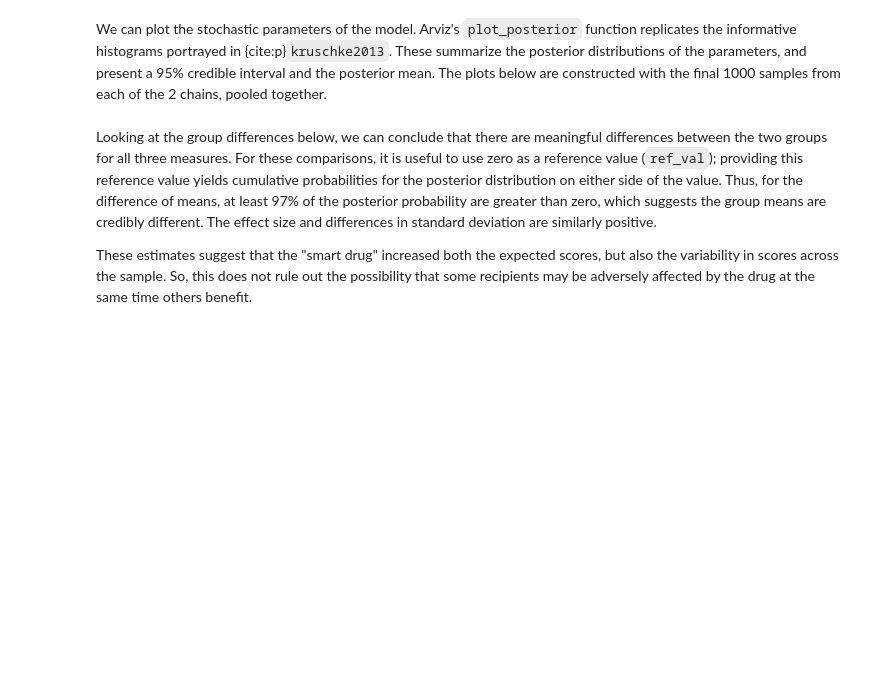
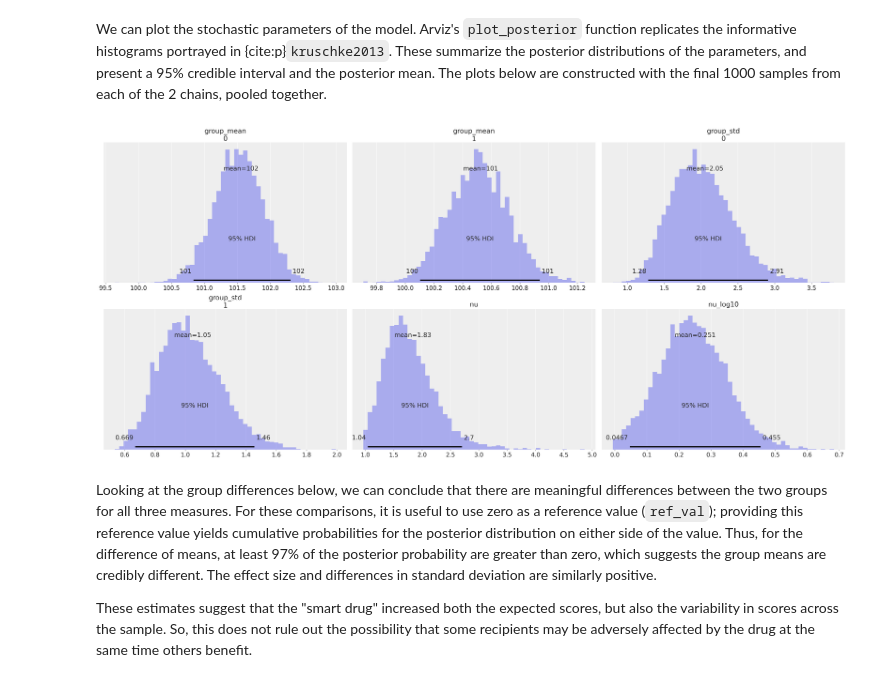
Before and after one commit to hyosubkim/bayes-toolbox, a Jupyter notebook: notebooks/BEST.ipynb, the cells around one changed output. Drawn from its saved outputs; the diff is of its cells as text; code cells hidden in the pictures; blank space fills up the shorter version.

```diff
--- a/notebooks/BEST.ipynb
+++ b/notebooks/BEST.ipynb
@@ -124,0 +162,2 @@ with model:
+# %%
+model_bst, idata_bst = bst.BEST(indv["iq"], indv["group"])
@@ -133,3 +173,13 @@ az.plot_posterior(
+# %%
+az.plot_posterior(
+    idata_bst,
+    var_names=["group_mean", "group_std", "nu", "nu_log10"],
+    kind="hist",
+    round_to=3,
+    bins=50
+);
+# %% [output]
+[figure, added]
 # %% [markdown]
 Looking at the group differences below, we can conclude that there are meaningful differences between the two groups for all three measures. For these comparisons, it is useful to use zero as a reference value (`ref_val`); providing this reference value yields cumulative probabilities for the posterior distribution on either side of the value. Thus, for the difference of means, at least 97% of the posterior probability are greater than zero, which suggests the group means are credibly different. The effect size and differences in standard deviation are similarly positive.
 
```
Also changed, not shown: parts of 26 cells of this notebook, 24 other files.
